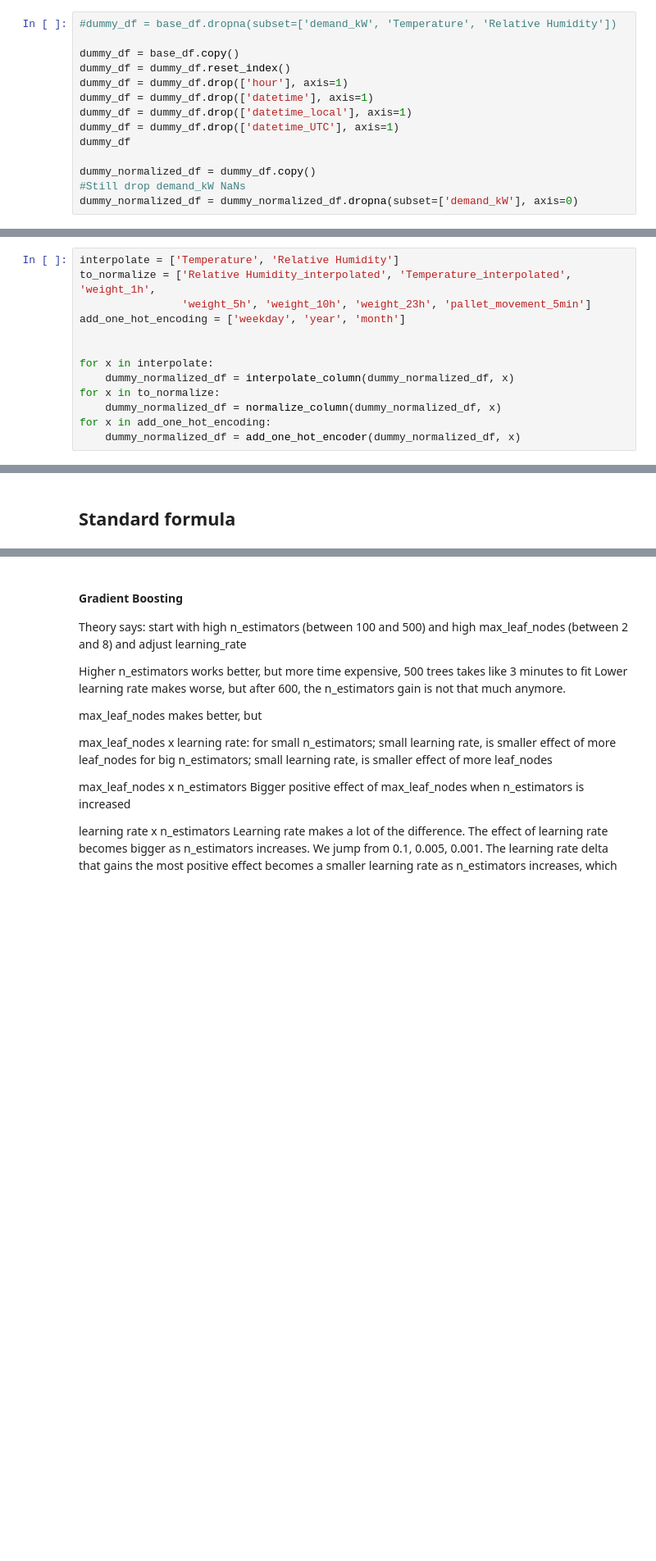
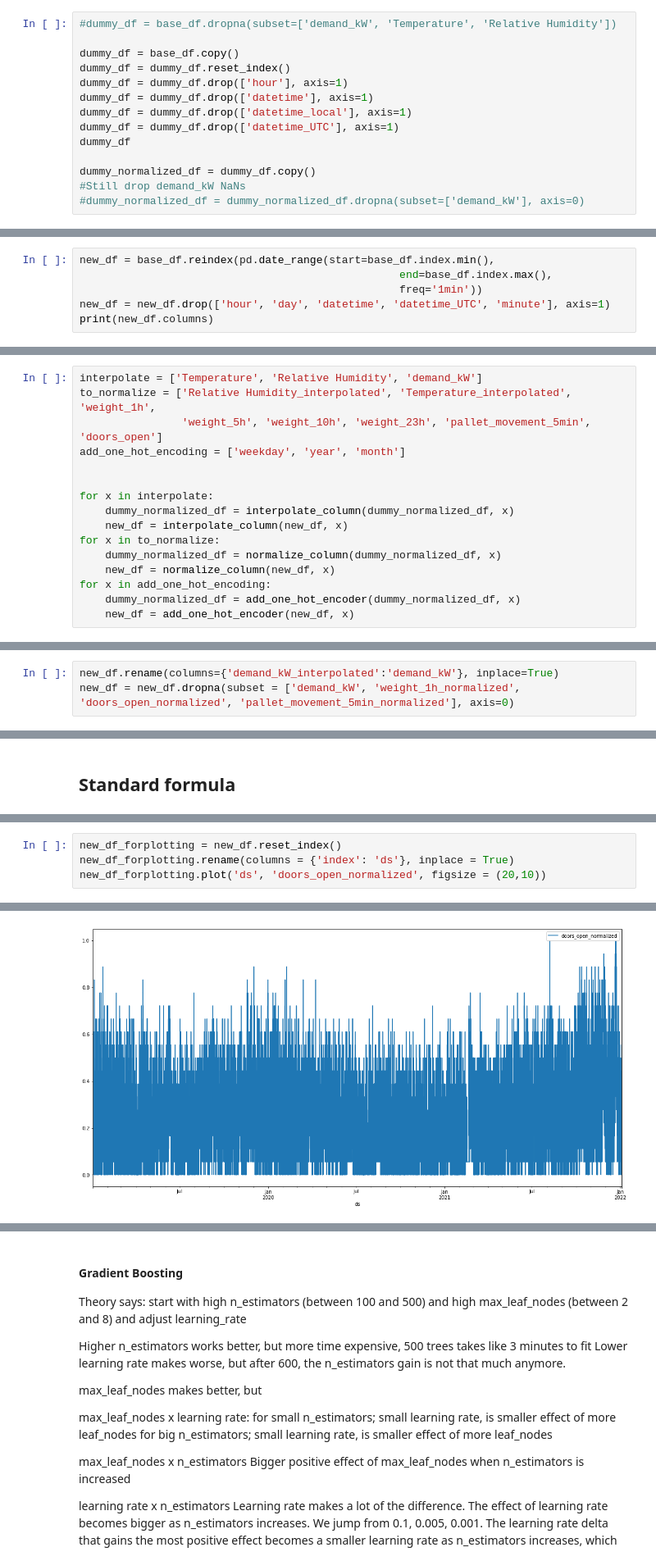
Before and after one commit to Robpennekamp/AppliedMachineLearning, a Jupyter notebook: Model Training by Sonja.ipynb, the cells around one changed output, grey strips where cells are left out. Shown at 82% size. Drawn from its saved outputs; the diff is of its cells as text; blank space fills up the shorter version.

```diff
--- a/Model Training by Sonja.ipynb
+++ b/Model Training by Sonja.ipynb
@@ -168,4 +183,4 @@ dummy_df
 
 dummy_normalized_df = dummy_df.copy()
 #Still drop demand_kW NaNs
-dummy_normalized_df = dummy_normalized_df.dropna(subset=['demand_kW'], axis=0)
+#dummy_normalized_df = dummy_normalized_df.dropna(subset=['demand_kW'], axis=0)
@@ -179,0 +204,6 @@ Quite important to do it in that order.
+# %%
+new_df = base_df.reindex(pd.date_range(start=base_df.index.min(),
+                                                  end=base_df.index.max(),
+                                                  freq='1min'))
+new_df = new_df.drop(['hour', 'day', 'datetime', 'datetime_UTC', 'minute'], axis=1)
+print(new_df.columns)
@@ -195,15 +230,18 @@ def interpolate_column(df, colname):
     df[f'{colname}_interpolated'] = df[colname].interpolate(method='linear')
     return df.drop([colname], axis=1)
 # %%
-interpolate = ['Temperature', 'Relative Humidity']
+interpolate = ['Temperature', 'Relative Humidity', 'demand_kW']
 to_normalize = ['Relative Humidity_interpolated', 'Temperature_interpolated', 'weight_1h',
-                'weight_5h', 'weight_10h', 'weight_23h', 'pallet_movement_5min']
+                'weight_5h', 'weight_10h', 'weight_23h', 'pallet_movement_5min', 'doors_open']
 add_one_hot_encoding = ['weekday', 'year', 'month']
 
 
 for x in interpolate:
     dummy_normalized_df = interpolate_column(dummy_normalized_df, x)
+    new_df = interpolate_column(new_df, x)
 for x in to_normalize:
     dummy_normalized_df = normalize_column(dummy_normalized_df, x)
+    new_df = normalize_column(new_df, x)
 for x in add_one_hot_encoding:
     dummy_normalized_df = add_one_hot_encoder(dummy_normalized_df, x)
+    new_df = add_one_hot_encoder(new_df, x)
@@ -213,0 +250,3 @@ dummy_nonnan = dummy_normalized_df.fillna(value = 0)
+# %%
+new_df.rename(columns={'demand_kW_interpolated':'demand_kW'}, inplace=True)
+new_df = new_df.dropna(subset = ['demand_kW', 'weight_1h_normalized', 'doors_open_normalized', 'pallet_movement_5min_normalized'], axis=0)
@@ -338,0 +618,5 @@ Overfitting/underfitting, you want training set to be too small to overfit
+# %%
+new_df_forplotting = new_df.reset_index()
+new_df_forplotting.rename(columns = {'index': 'ds'}, inplace = True)
+new_df_forplotting.plot('ds', 'doors_open_normalized', figsize = (20,10))
+# %% [output]
@@ -338,0 +624 @@ Overfitting/underfitting, you want training set to be too small to overfit
+[figure, added]
```
Also changed, not shown: parts of 65 cells of this notebook.
